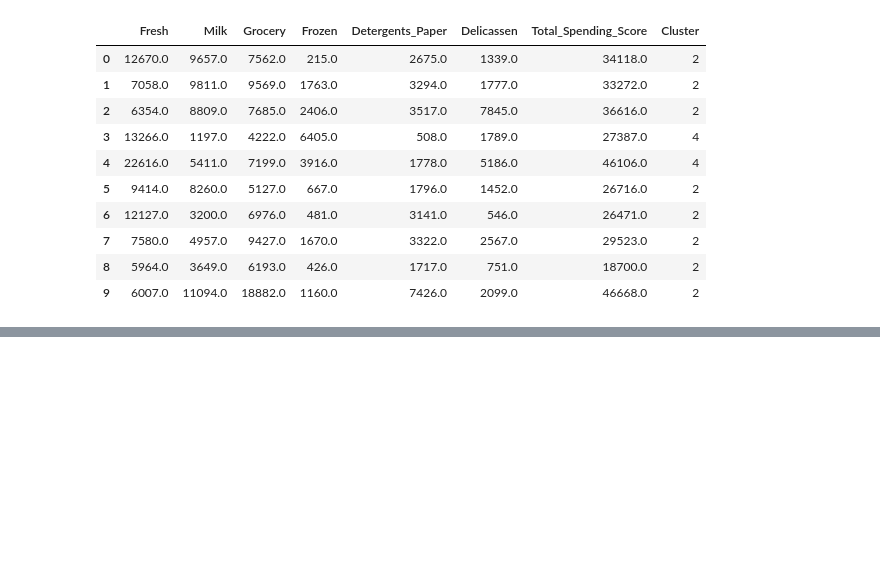
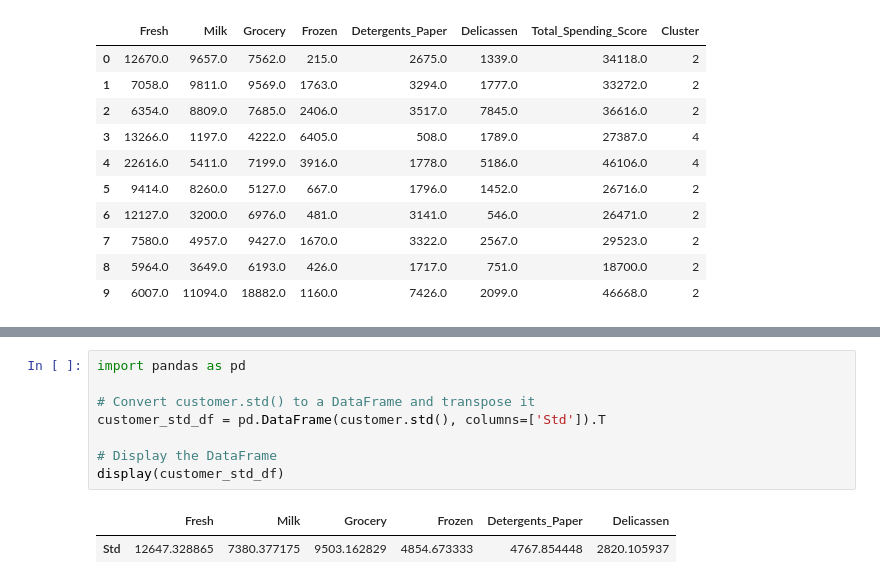
Before and after one commit to Venura-94/Mall-Customer-Segmentation, a Jupyter notebook: research/EDA.ipynb, the cells around one changed output, grey strips where cells are left out. Drawn from its saved outputs; the diff is of its cells as text; blank space fills up the shorter version.

```diff
--- a/research/EDA.ipynb
+++ b/research/EDA.ipynb
@@ -820,0 +860,11 @@ inverse_transformed_df.head(10)
+# %%
+import pandas as pd
+
+# Convert customer.std() to a DataFrame and transpose it
+customer_std_df = pd.DataFrame(customer.std(), columns=['Std']).T
+
+# Display the DataFrame
+display(customer_std_df)
+# %% [output]
+|  | Fresh | Milk | Grocery | Frozen | Detergents_Paper | Delicassen |
+| Std | 12647.328865 | 7380.377175 | 9503.162829 | 4854.673333 | 4767.854448 | 2820.105937 |
```
Also changed, not shown: parts of 20 cells of this notebook, 2 other files.
